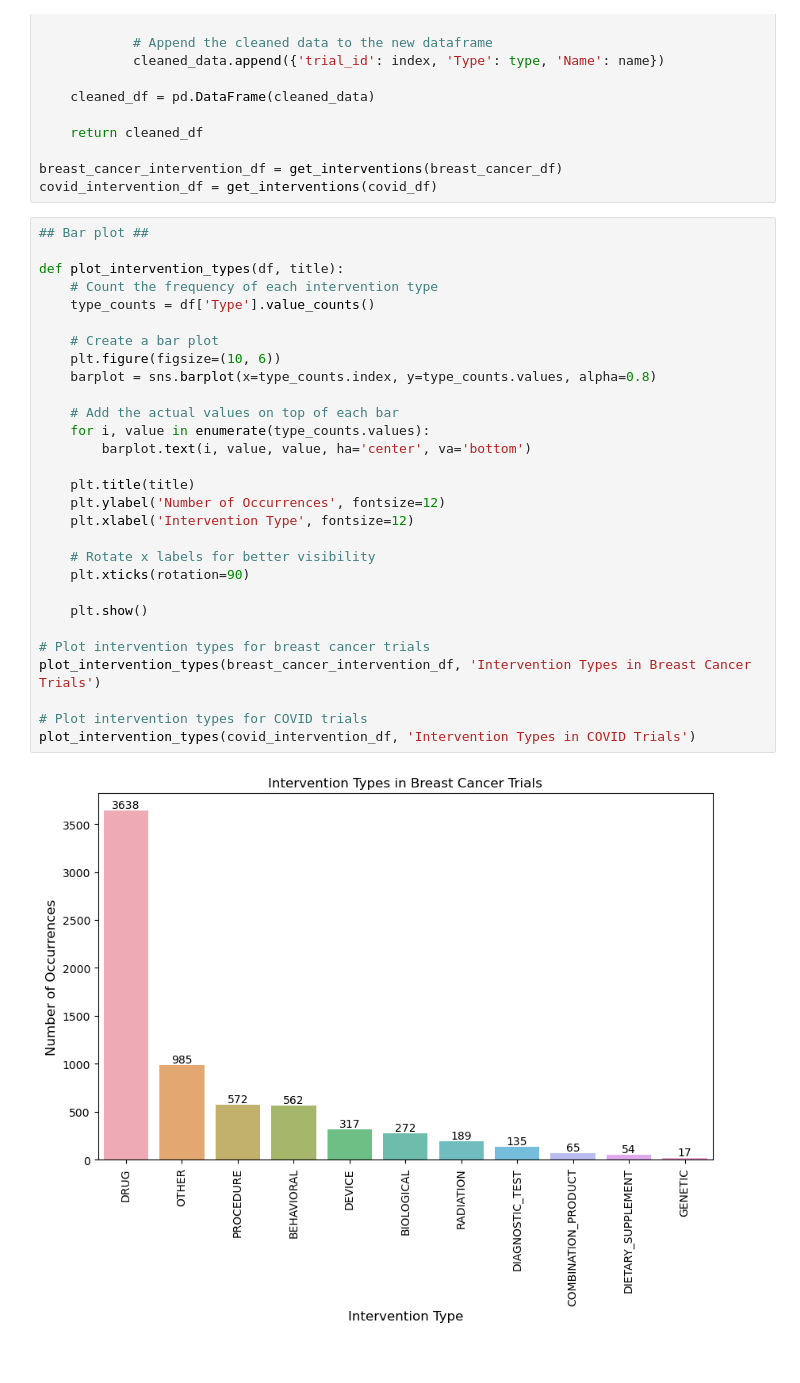
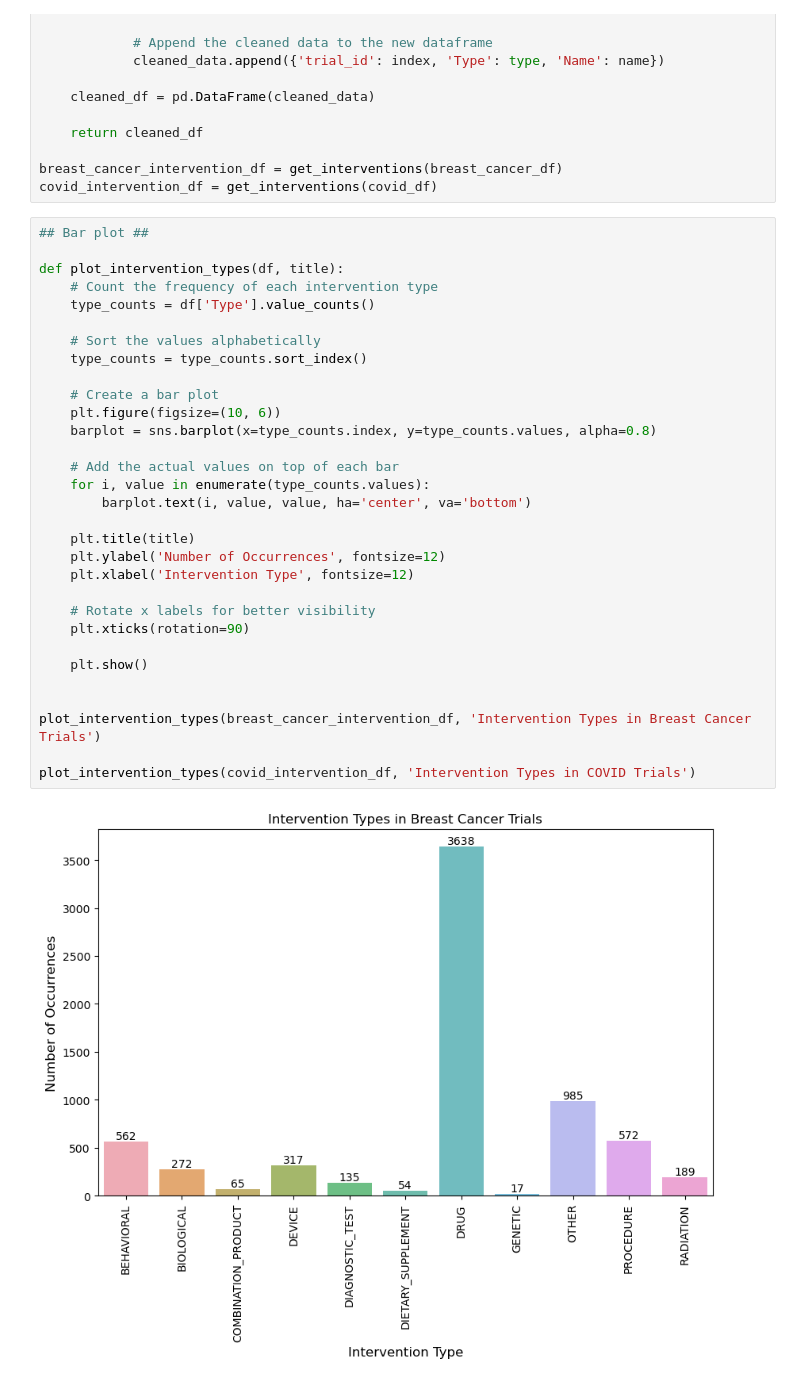
Before and after one commit to harooks/Clinical-Trials-Data-Analysis, a Jupyter notebook: partA_haruko.ipynb, the cells around one changed output. Saved outputs shown, nothing was run; the diff lists cells and outputs as text.

```diff
--- a/partA_haruko.ipynb
+++ b/partA_haruko.ipynb
@@ -36,31 +36,33 @@ covid_intervention_df = get_interventions(covid_df)
 # %%
 ## Bar plot ##
 
 def plot_intervention_types(df, title):
     # Count the frequency of each intervention type
     type_counts = df['Type'].value_counts()
+
+    # Sort the values alphabetically
+    type_counts = type_counts.sort_index()
 
     # Create a bar plot
     plt.figure(figsize=(10, 6))
     barplot = sns.barplot(x=type_counts.index, y=type_counts.values, alpha=0.8)
 
     # Add the actual values on top of each bar
     for i, value in enumerate(type_counts.values):
         barplot.text(i, value, value, ha='center', va='bottom')
 
     plt.title(title)
     plt.ylabel('Number of Occurrences', fontsize=12)
     plt.xlabel('Intervention Type', fontsize=12)
 
     # Rotate x labels for better visibility
     plt.xticks(rotation=90)
 
     plt.show()
 
-# Plot intervention types for breast cancer trials
+
 plot_intervention_types(breast_cancer_intervention_df, 'Intervention Types in Breast Cancer Trials')
 
-# Plot intervention types for COVID trials
 plot_intervention_types(covid_intervention_df, 'Intervention Types in COVID Trials')
 # %% [output]
-[figure, old version]
+[figure, new version]
```
Also changed, not shown: parts of 6 cells of this notebook, 6 other files.
